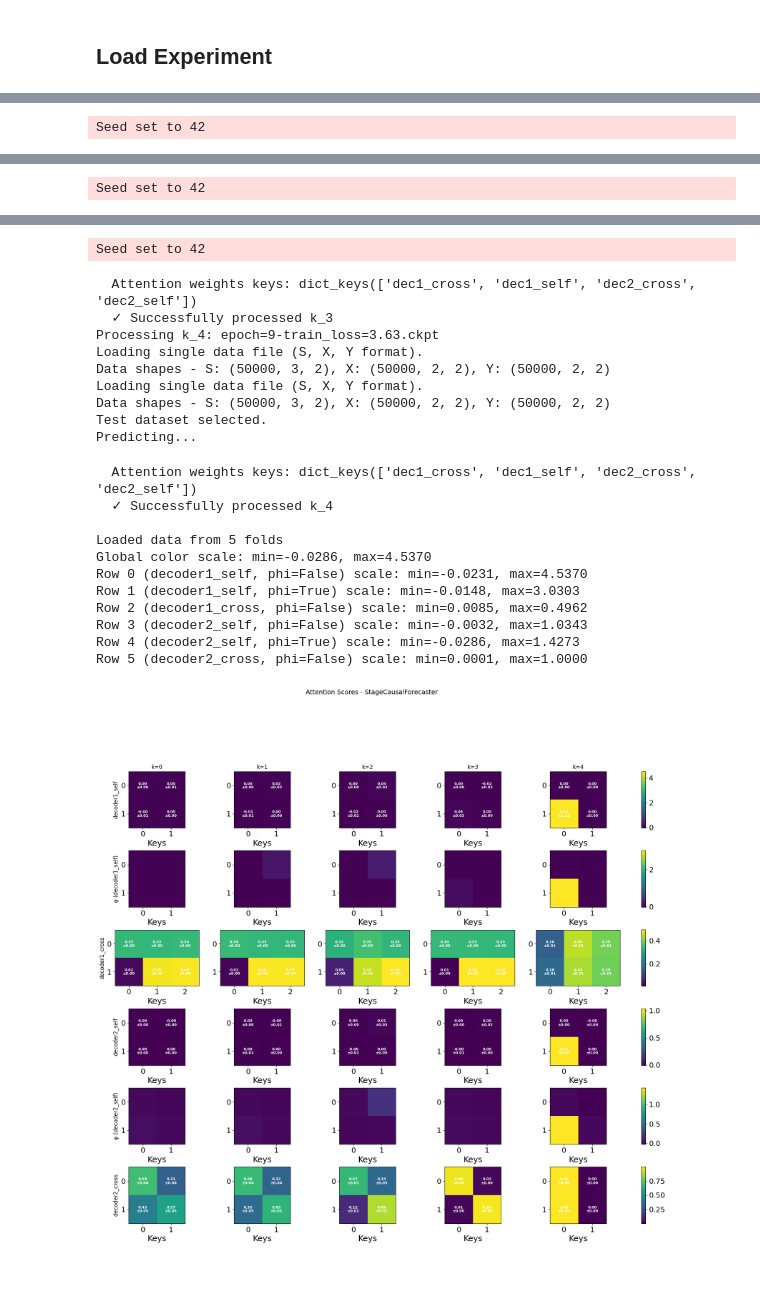
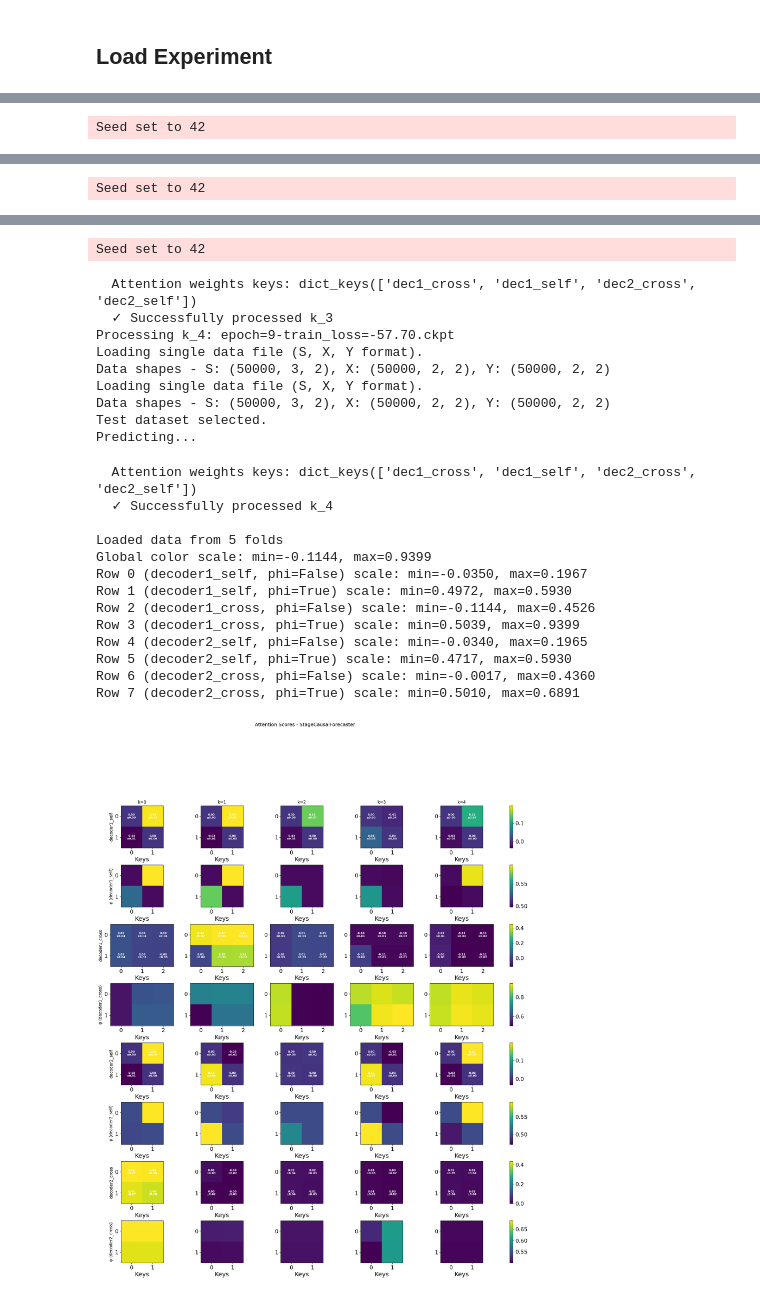
Before and after one commit to scipi1/causaliT, a Jupyter notebook: notebooks/nb_attention_score.ipynb, the cells around one changed output, grey strips where cells are left out. Saved outputs shown, nothing was run; the diff lists cells and outputs as text; code cells hidden in the pictures.

Commit message:
improved Lie and implemented CausalCross attentions

```diff
--- a/notebooks/nb_attention_score.ipynb
+++ b/notebooks/nb_attention_score.ipynb
@@ -22,7 +22,7 @@ plt.rcParams['lines.linewidth'] = 1.5
 # %% [markdown]
 ## Load Experiment
 # %%
-data = load_attention_data("../experiments/euler_scm6/stage_Lie_scm6_54094964")
+data = load_attention_data("../experiments/stage_Lie_ccross_scm6")
 fig = plot_attention_scores(data, cmap='viridis', annotation_fontsize=8, scale_mode="row")
 plt.show()
 # %% [output]
@@ -63,29 +63,31 @@ Processing k_3: epoch=9-train_loss=0.00.ckpt
 Loading single data file (S, X, Y format).
 Data shapes - S: (50000, 3, 2), X: (50000, 2, 2), Y: (50000, 2, 2)
 Loading single data file (S, X, Y format).
 Data shapes - S: (50000, 3, 2), X: (50000, 2, 2), Y: (50000, 2, 2)
 Test dataset selected.
 Predicting...
 Seed set to 42
   Attention weights keys: dict_keys(['dec1_cross', 'dec1_self', 'dec2_cross', 'dec2_self'])
   ✓ Successfully processed k_3
-Processing k_4: epoch=9-train_loss=3.63.ckpt
+Processing k_4: epoch=9-train_loss=-57.70.ckpt
 Loading single data file (S, X, Y format).
 Data shapes - S: (50000, 3, 2), X: (50000, 2, 2), Y: (50000, 2, 2)
 Loading single data file (S, X, Y format).
 Data shapes - S: (50000, 3, 2), X: (50000, 2, 2), Y: (50000, 2, 2)
 Test dataset selected.
 Predicting...
   Attention weights keys: dict_keys(['dec1_cross', 'dec1_self', 'dec2_cross', 'dec2_self'])
   ✓ Successfully processed k_4
 
 Loaded data from 5 folds
-Global color scale: min=-0.0286, max=4.5370
-Row 0 (decoder1_self, phi=False) scale: min=-0.0231, max=4.5370
-Row 1 (decoder1_self, phi=True) scale: min=-0.0148, max=3.0303
-Row 2 (decoder1_cross, phi=False) scale: min=0.0085, max=0.4962
-Row 3 (decoder2_self, phi=False) scale: min=-0.0032, max=1.0343
-Row 4 (decoder2_self, phi=True) scale: min=-0.0286, max=1.4273
-Row 5 (decoder2_cross, phi=False) scale: min=0.0001, max=1.0000
+Global color scale: min=-0.1144, max=0.9399
+Row 0 (decoder1_self, phi=False) scale: min=-0.0350, max=0.1967
+Row 1 (decoder1_self, phi=True) scale: min=0.4972, max=0.5930
+Row 2 (decoder1_cross, phi=False) scale: min=-0.1144, max=0.4526
+Row 3 (decoder1_cross, phi=True) scale: min=0.5039, max=0.9399
+Row 4 (decoder2_self, phi=False) scale: min=-0.0340, max=0.1965
+Row 5 (decoder2_self, phi=True) scale: min=0.4717, max=0.5930
+Row 6 (decoder2_cross, phi=False) scale: min=-0.0017, max=0.4360
+Row 7 (decoder2_cross, phi=True) scale: min=0.5010, max=0.6891
-[figure, old version]
+[figure, new version]
 # %%
```
Also changed, not shown: parts of 4 cells of this notebook, 33 other files.
